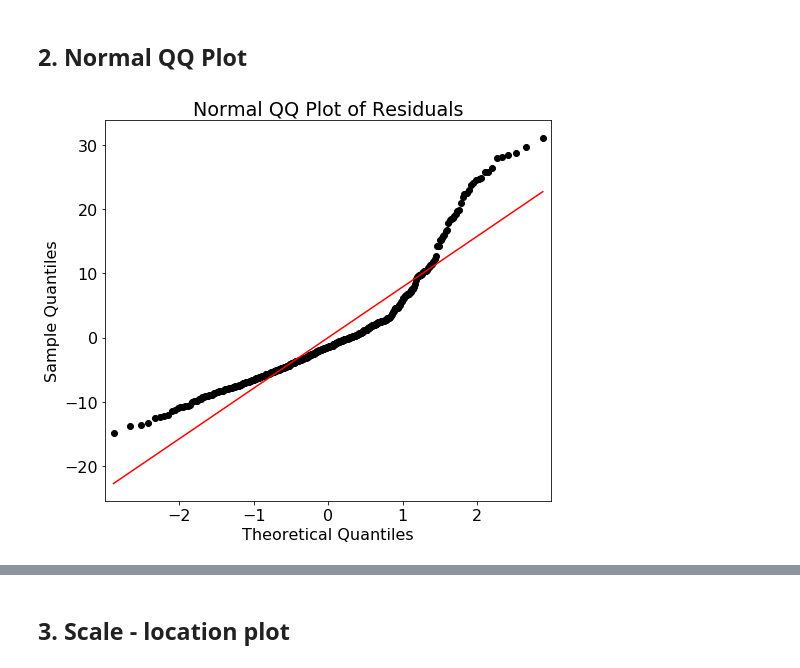
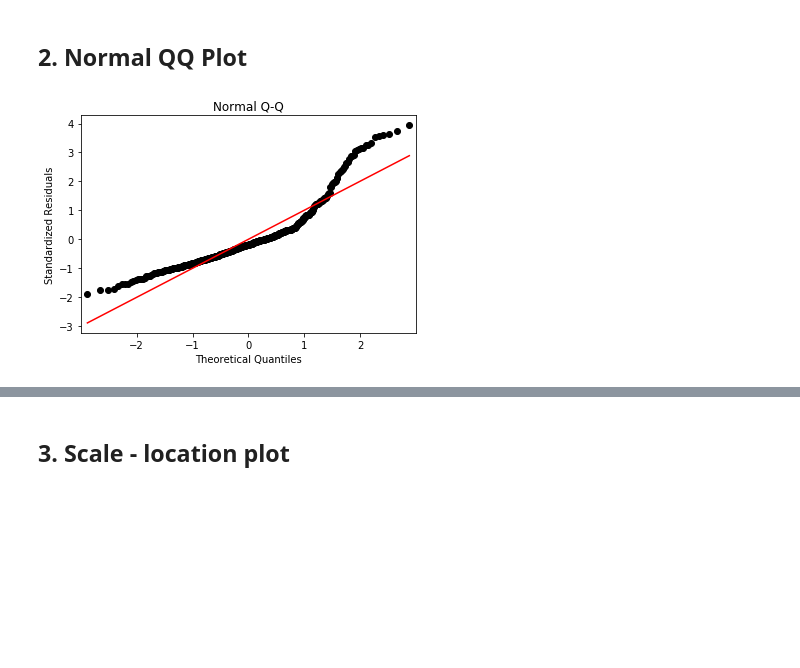
Before and after one commit to j-sadowski/FromRtoPython, a Jupyter notebook: LinearRegression.ipynb, the cells around one changed output, grey strips where cells are left out. Saved outputs shown, nothing was run; the diff lists cells and outputs as text; code cells hidden in the pictures; blank space fills up the shorter version.

```diff
--- a/LinearRegression.ipynb
+++ b/LinearRegression.ipynb
@@ -104,11 +110,14 @@ plt.show()
 # %% [markdown]
 ## 2. Normal QQ Plot
+# %%
+norm_residuals = results.get_influence().resid_studentized_internal
 # %%
 #default is a standard normal distribution
 #line = 's' plots the line after standardizing for mean and standard deviation of the samples
 fig, ax = plt.subplots()
-sm.qqplot(residuals, line = 's', ax = ax, color = 'k')
-ax.set_title('Normal QQ Plot of Residuals')
+sm.qqplot(norm_residuals, line = 's', ax = ax, color = 'k')
+ax.set_title('Normal Q-Q')
+ax.set_ylabel('Standardized Residuals')
 plt.show()
 # %% [output]
-[figure, old version]
+[figure, new version]
```
Also changed, not shown: parts of 15 cells of this notebook, 3 other files.
